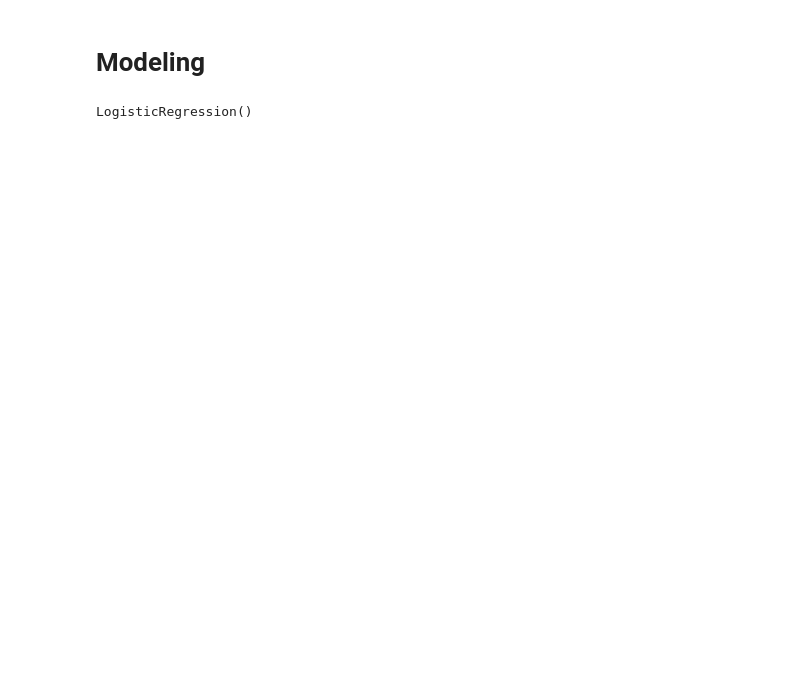
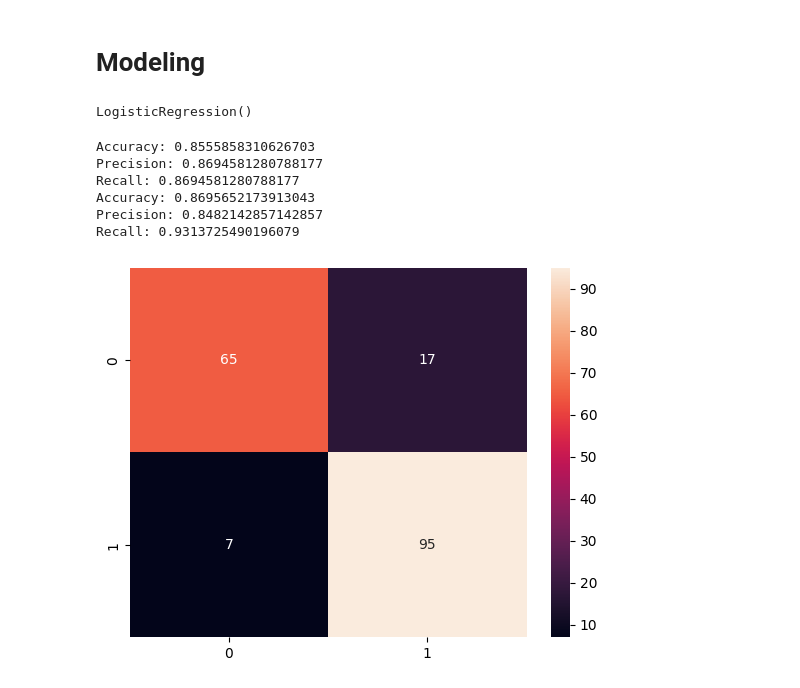
Before and after one commit to sportole/heart-failure-prediction, a Jupyter notebook: Heart_Disease_Prediction.ipynb, the cells around one changed output. Cells and saved outputs as stored; diff of their text form; code cells hidden in the pictures; blank space fills up the shorter version.

Commit message:
Logistic Regression Modeling along with Confusion Matrix

```diff
--- a/Heart_Disease_Prediction.ipynb
+++ b/Heart_Disease_Prediction.ipynb
@@ -389,0 +396,16 @@ def evaluation(X_train, X_test, Y_train, Y_test):
+# %%
+evaluation(X_train, X_test, Y_train, Y_test, model_LR)
+# %% [output]
+Accuracy: 0.8555858310626703
+Precision: 0.8694581280788177
+Recall: 0.8694581280788177
+Accuracy: 0.8695652173913043
+Precision: 0.8482142857142857
+Recall: 0.9313725490196079
+# %%
+Y_pred = model_LR.predict(X_test)
+cm = confusion_matrix(Y_test, Y_pred)
+sns.heatmap(cm, annot=True, fmt='g')
+plt.show()
+# %% [output]
+[figure, added]
```
Also changed, not shown: parts of 6 cells of this notebook.
